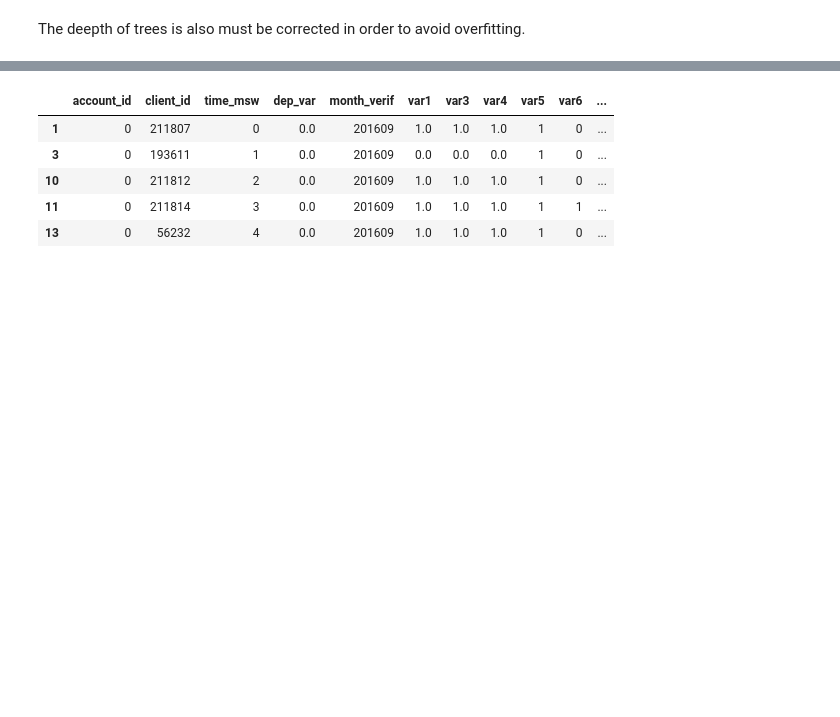
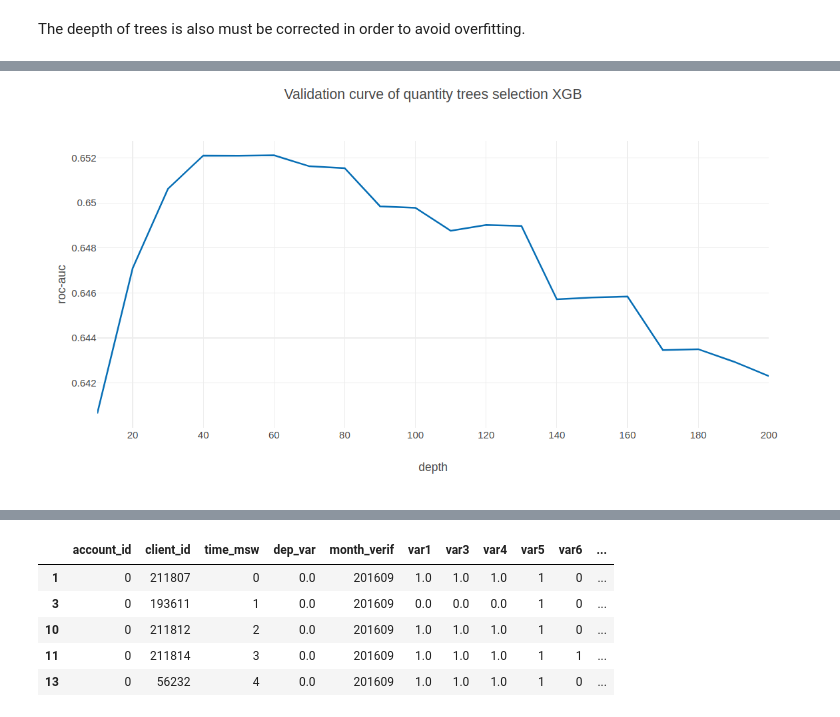
Before and after one commit to maximenkooo/JSPrediction, a Jupyter notebook: JS.ipynb, the cells around one changed output, grey strips where cells are left out. Drawn from its saved outputs; the diff is of its cells as text; code cells hidden in the pictures; blank space fills up the shorter version.

```diff
--- a/JS.ipynb
+++ b/JS.ipynb
@@ -615,6 +620,10 @@ fig = go.Figure(data=data, layout=layout)
 iplot(fig, show_link=False)
 # %% [output]
 [interactive output not drawn]
+# %%
+Image('val_curve_quant_xgb.png')
+# %% [output]
+[figure, added]
 # %%
 # cross-validation for choosing C regularization parameter
 range_C = [0.0001,0.001,0.01,0.1,0.2,0.3,0.4,0.5,0.7,0.9,2,5,10]
```
Also changed, not shown: parts of 19 cells of this notebook.
